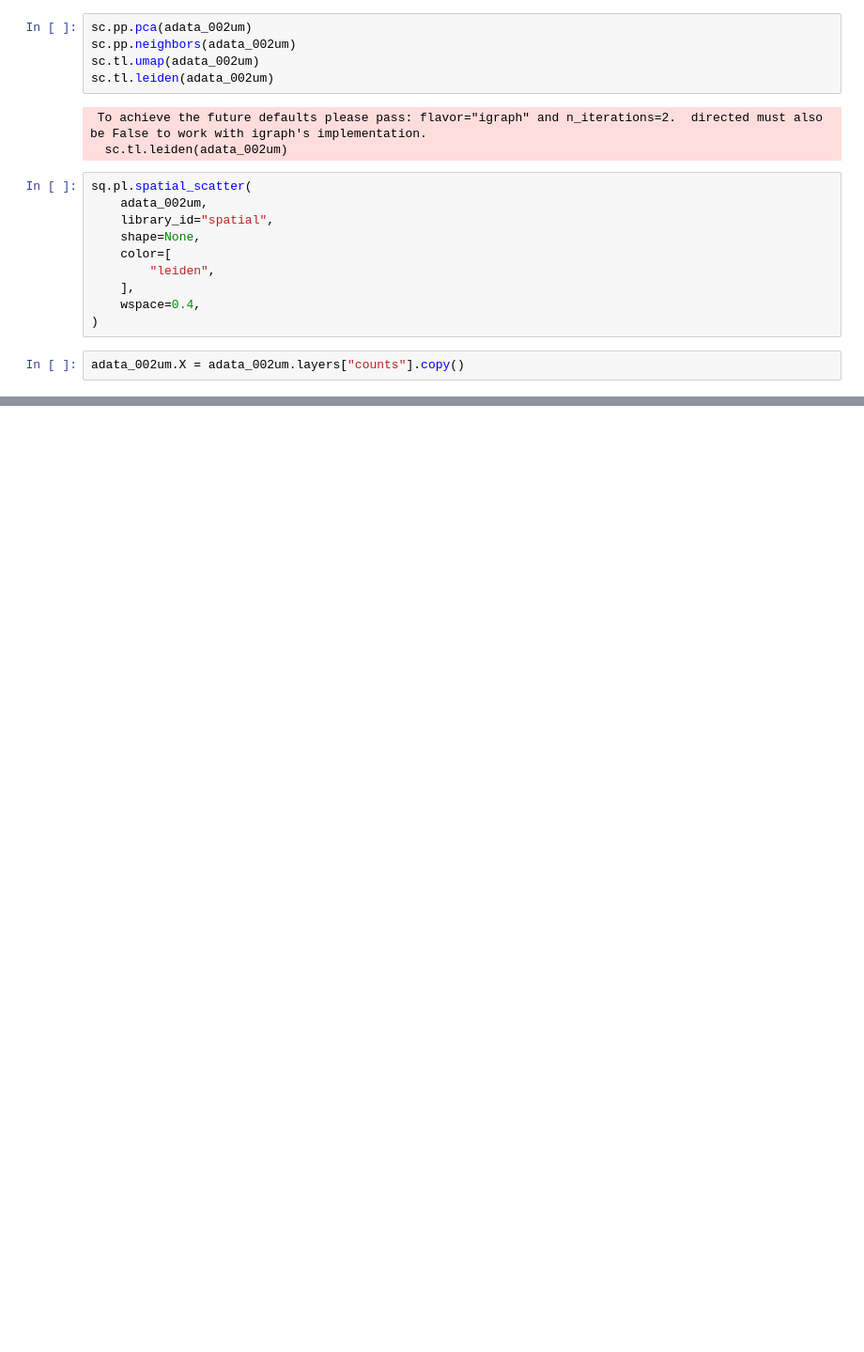
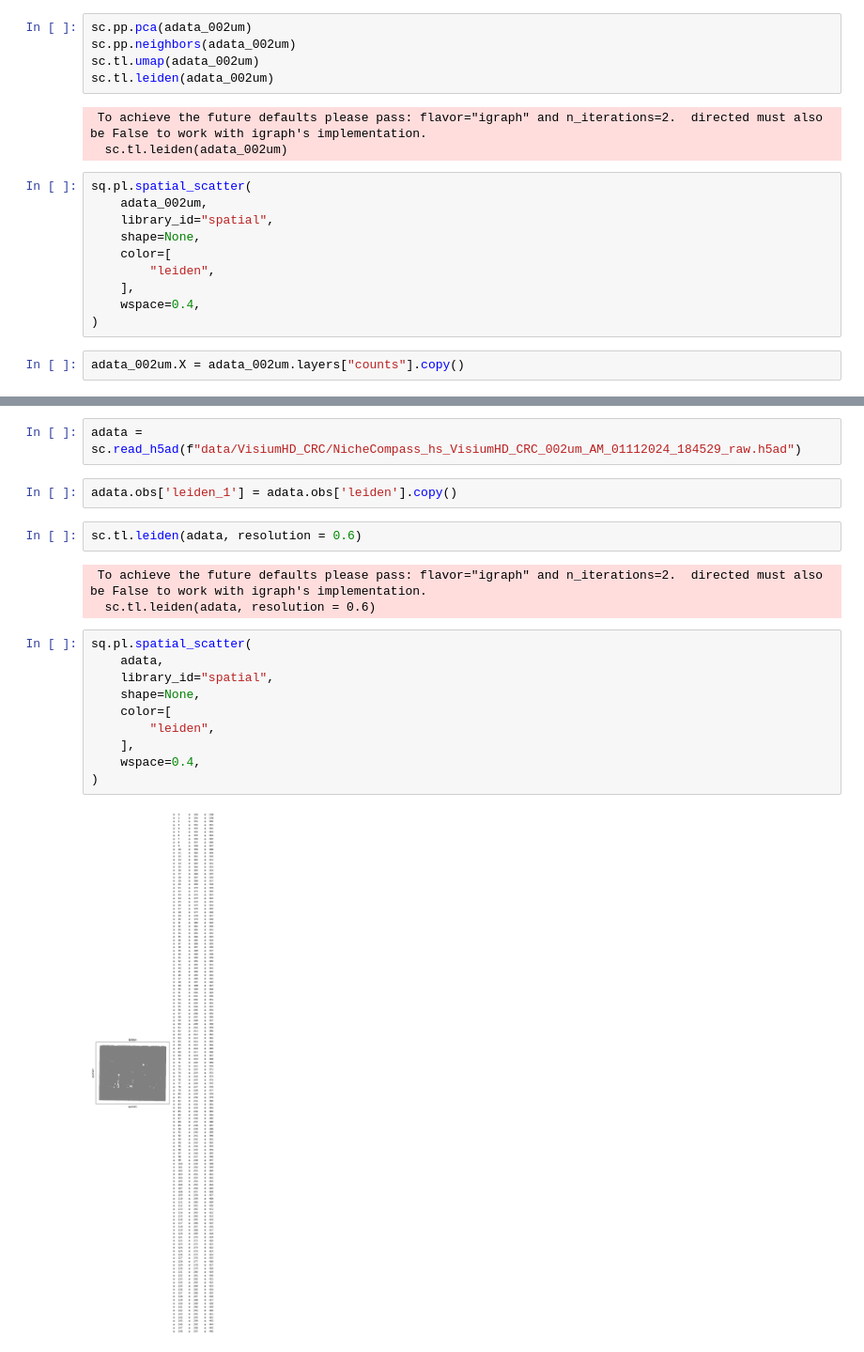
Before and after one commit to Talavera-Lopez-Lab/Fetal_stem_cells_analysis, a Jupyter notebook: VisiumHD_CRC/create_anndata_object_and_qc.ipynb, the cells around one changed output, grey strips where cells are left out. Shown: that part at 94% size. Cells and saved outputs as stored; diff of their text form; blank space fills up the shorter version.

Commit message:
mapping of new data

```diff
--- a/VisiumHD_CRC/create_anndata_object_and_qc.ipynb
+++ b/VisiumHD_CRC/create_anndata_object_and_qc.ipynb
@@ -163,3 +171,24 @@ adata_002um.uns['processing_history'] = {
 }
 
 adata_002um.write_h5ad(f"data/VisiumHD_CRC/{project}_{species}_{atribute}_{name}_{timestamp}_{counts}.h5ad")
+# %%
+adata = sc.read_h5ad(f"data/VisiumHD_CRC/NicheCompass_hs_VisiumHD_CRC_002um_AM_01112024_184529_raw.h5ad")
+# %%
+adata.obs['leiden_1'] = adata.obs['leiden'].copy()
+# %%
+sc.tl.leiden(adata, resolution = 0.6)
+# %% [output]
+ To achieve the future defaults please pass: flavor="igraph" and n_iterations=2.  directed must also be False to work with igraph's implementation.
+  sc.tl.leiden(adata, resolution = 0.6)
+# %%
+sq.pl.spatial_scatter(
+    adata,
+    library_id="spatial",
+    shape=None,
+    color=[
+        "leiden",
+    ],
+    wspace=0.4,
+)
+# %% [output]
+[figure, added]
```
Also changed, not shown: parts of 6 cells of this notebook, 1 other file.
